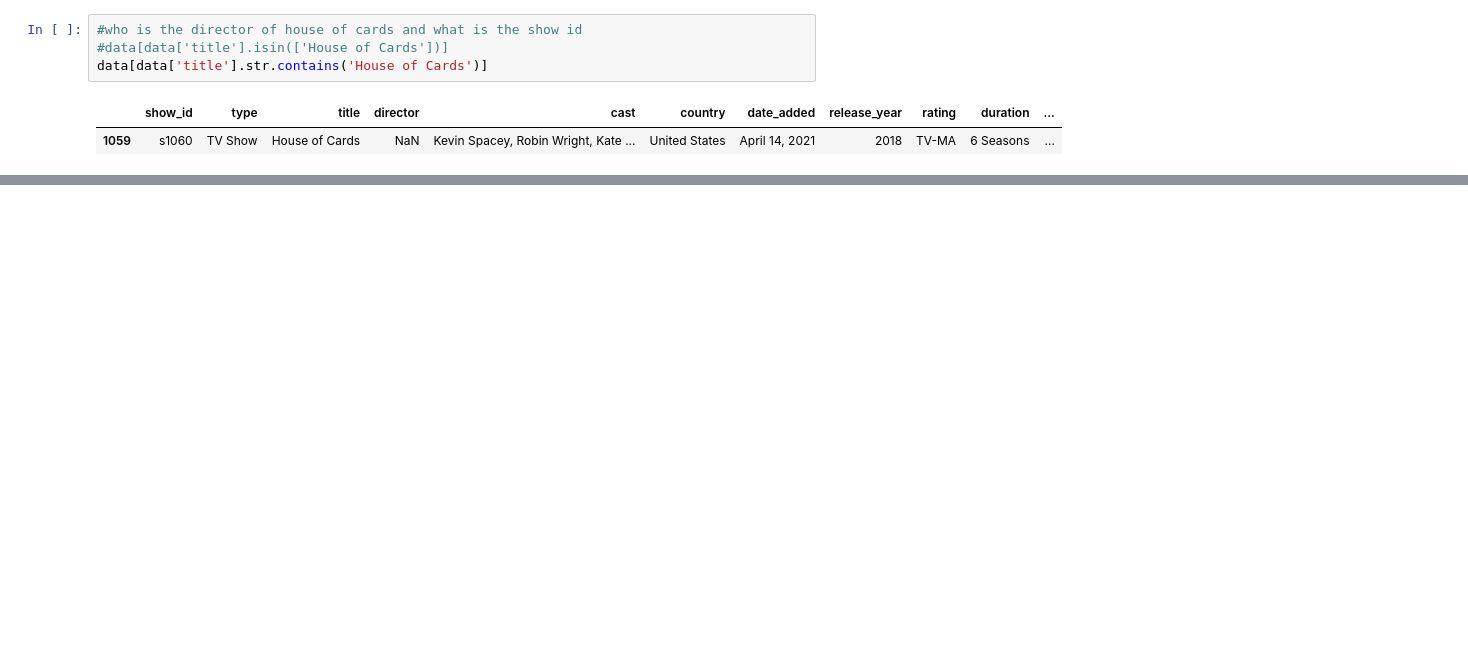
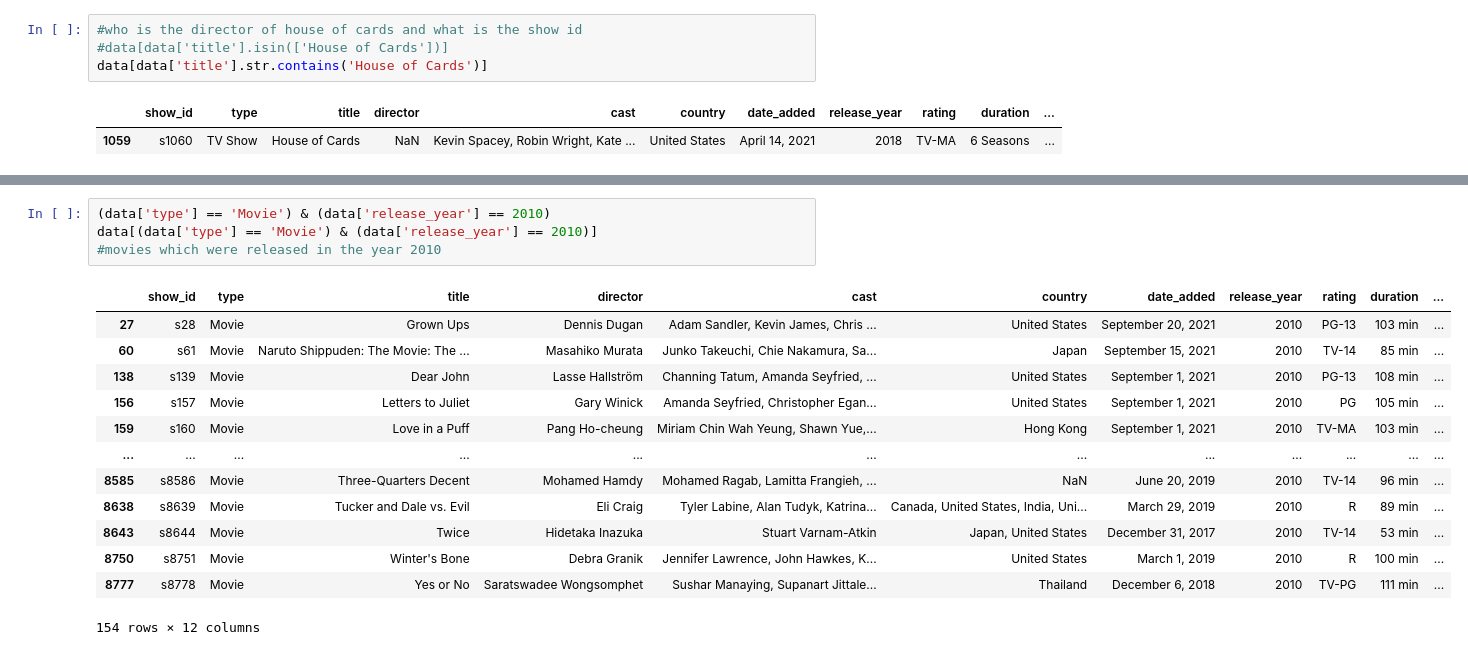
Before and after one commit to NavyaKiran/NetflixDataAnalysis, a Jupyter notebook: Netflix_EDA_with_Python.ipynb, the cells around one changed output, grey strips where cells are left out. Drawn from its saved outputs; the diff is of its cells as text; blank space fills up the shorter version.

```diff
--- a/Netflix_EDA_with_Python.ipynb
+++ b/Netflix_EDA_with_Python.ipynb
@@ -113,0 +156,18 @@ data[data['title'].str.contains('House of Cards')]
+# %%
+(data['type'] == 'Movie') & (data['release_year'] == 2010)
+data[(data['type'] == 'Movie') & (data['release_year'] == 2010)]
+#movies which were released in the year 2010
+# %% [output]
+|  | show_id | type | title | director | cast | country | date_added | release_year | rating | duration | ... |
+| 27 | s28 | Movie | Grown Ups | Dennis Dugan | Adam Sandler, Kevin James, Chris ... | United States | September 20, 2021 | 2010 | PG-13 | 103 min | ... |
+| 60 | s61 | Movie | Naruto Shippuden: The Movie: The ... | Masahiko Murata | Junko Takeuchi, Chie Nakamura, Sa... | Japan | September 15, 2021 | 2010 | TV-14 | 85 min | ... |
+| 138 | s139 | Movie | Dear John | Lasse Hallström | Channing Tatum, Amanda Seyfried, ... | United States | September 1, 2021 | 2010 | PG-13 | 108 min | ... |
+| 156 | s157 | Movie | Letters to Juliet | Gary Winick | Amanda Seyfried, Christopher Egan... | United States | September 1, 2021 | 2010 | PG | 105 min | ... |
+| 159 | s160 | Movie | Love in a Puff | Pang Ho-cheung | Miriam Chin Wah Yeung, Shawn Yue,... | Hong Kong | September 1, 2021 | 2010 | TV-MA | 103 min | ... |
+| ... | ... | ... | ... | ... | ... | ... | ... | ... | ... | ... | ... |
+| 8585 | s8586 | Movie | Three-Quarters Decent | Mohamed Hamdy | Mohamed Ragab, Lamitta Frangieh, ... | NaN | June 20, 2019 | 2010 | TV-14 | 96 min | ... |
+| 8638 | s8639 | Movie | Tucker and Dale vs. Evil | Eli Craig | Tyler Labine, Alan Tudyk, Katrina... | Canada, United States, India, Uni... | March 29, 2019 | 2010 | R | 89 min | ... |
+| 8643 | s8644 | Movie | Twice | Hidetaka Inazuka | Stuart Varnam-Atkin | Japan, United States | December 31, 2017 | 2010 | TV-14 | 53 min | ... |
+| 8750 | s8751 | Movie | Winter's Bone | Debra Granik | Jennifer Lawrence, John Hawkes, K... | United States | March 1, 2019 | 2010 | R | 100 min | ... |
+| 8777 | s8778 | Movie | Yes or No | Saratswadee Wongsomphet | Sushar Manaying, Supanart Jittale... | Thailand | December 6, 2018 | 2010 | TV-PG | 111 min | ... |
+154 rows × 12 columns
```
Also changed, not shown: parts of 30 cells of this notebook.
